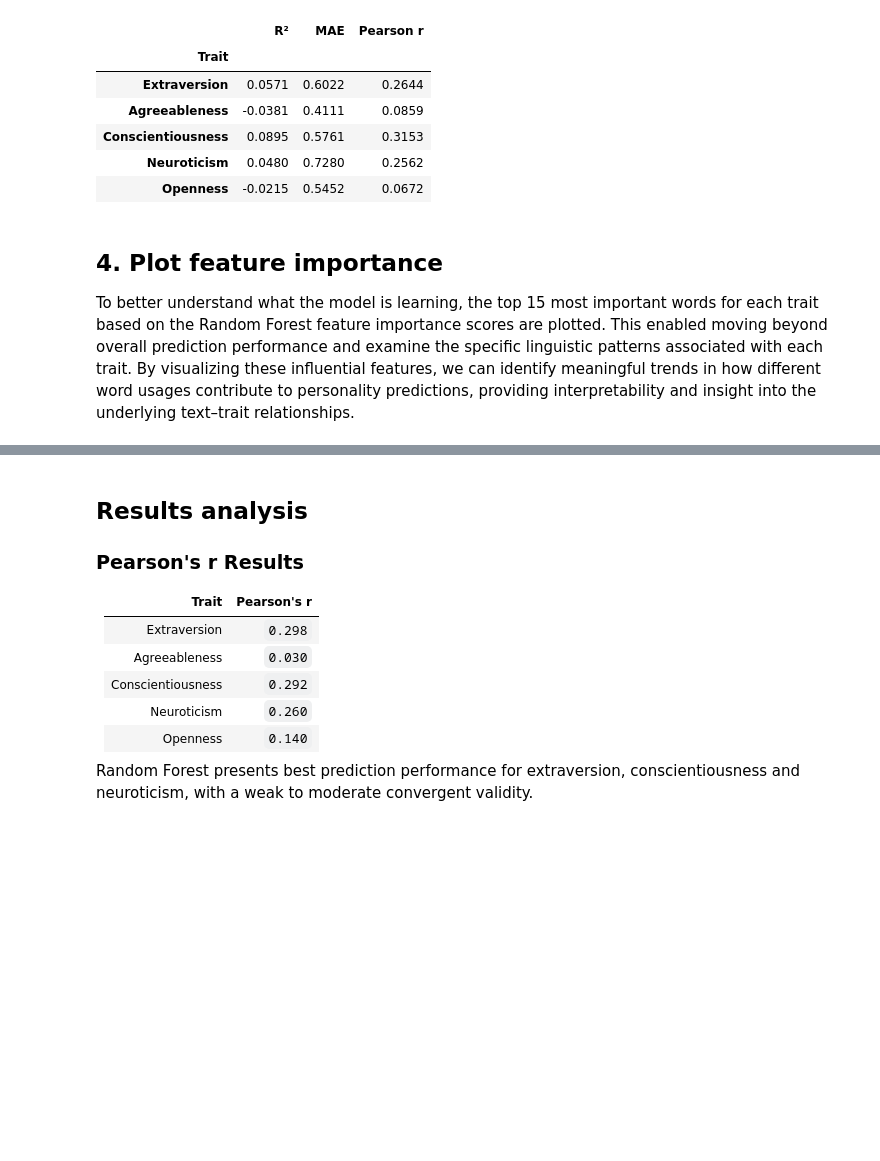
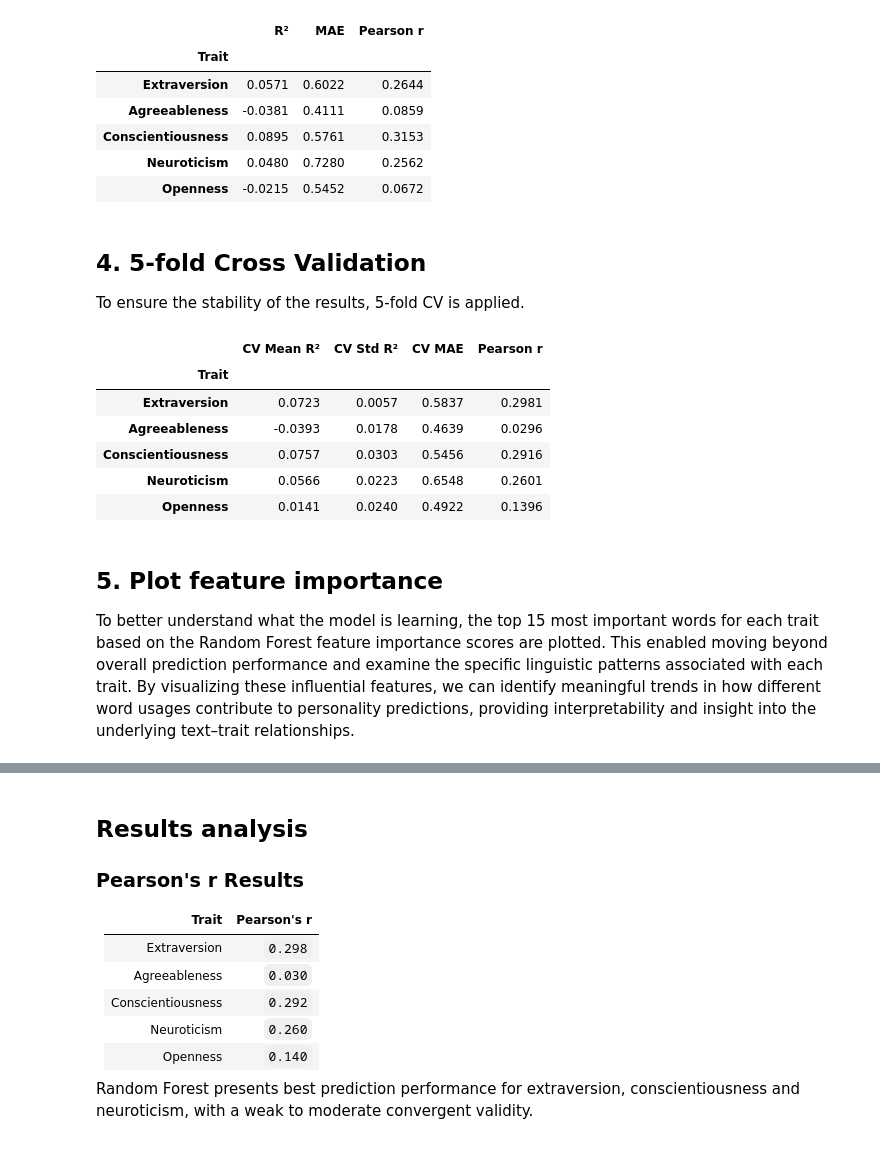
Before and after one commit to mocccca/cmor438_Spring2026, a Jupyter notebook: Supervised Machine Learning/Random Forests/random_forest.ipynb, the cells around one changed output, grey strips where cells are left out. Saved outputs shown, nothing was run; the diff lists cells and outputs as text; code cells hidden in the pictures; blank space fills up the shorter version.

```diff
--- a/Supervised Machine Learning/Random Forests/random_forest.ipynb
+++ b/Supervised Machine Learning/Random Forests/random_forest.ipynb
@@ -230,8 +230,23 @@ Test Set Performance:
 | Conscientiousness | 0.0895 | 0.5761 | 0.3153 |
 | Neuroticism | 0.0480 | 0.7280 | 0.2562 |
 | Openness | -0.0215 | 0.5452 | 0.0672 |
+# %% [markdown]
+## 4. 5-fold Cross Validation
+
+To ensure the stability of the results, 5-fold CV is applied.
+# %%
+cv_results = rf_model.cross_validate(X_all, y)
+cv_results
+# %% [output]
+|  | CV Mean R² | CV Std R² | CV MAE | Pearson r |
+| Trait |  |  |  |  |
+| Extraversion | 0.0723 | 0.0057 | 0.5837 | 0.2981 |
+| Agreeableness | -0.0393 | 0.0178 | 0.4639 | 0.0296 |
+| Conscientiousness | 0.0757 | 0.0303 | 0.5456 | 0.2916 |
+| Neuroticism | 0.0566 | 0.0223 | 0.6548 | 0.2601 |
+| Openness | 0.0141 | 0.0240 | 0.4922 | 0.1396 |
 # %% [markdown]
-## 4. Plot feature importance
+## 5. Plot feature importance
 
 To better understand what the model is learning, the top 15 most important words for each trait based on the Random Forest feature importance scores are plotted. This enabled moving beyond overall prediction performance and examine the specific linguistic patterns associated with each trait. By visualizing these influential features, we can identify meaningful trends in how different word usages contribute to personality predictions, providing interpretability and insight into the underlying text–trait relationships.
 # %%
```
Also changed, not shown: parts of 2 cells of this notebook, 3 other files.
